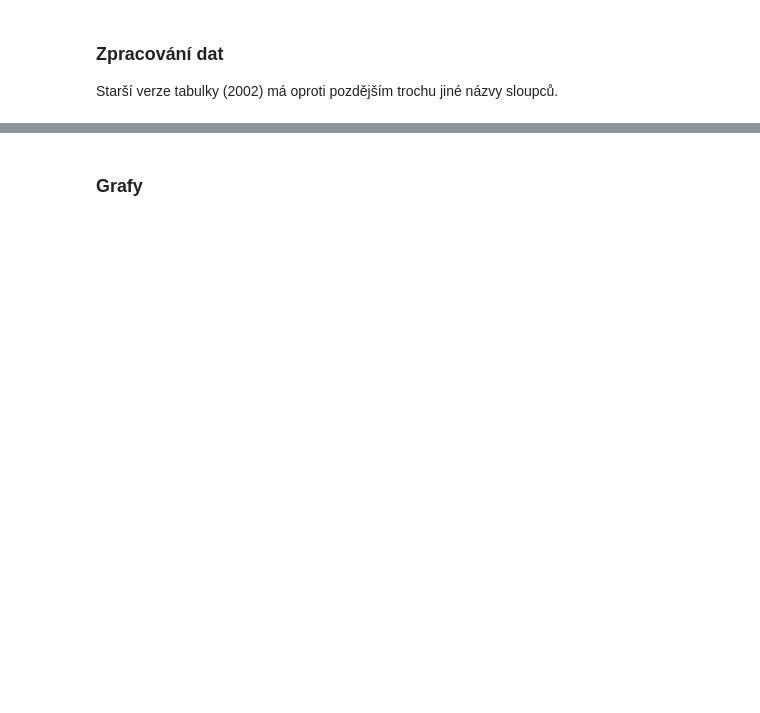
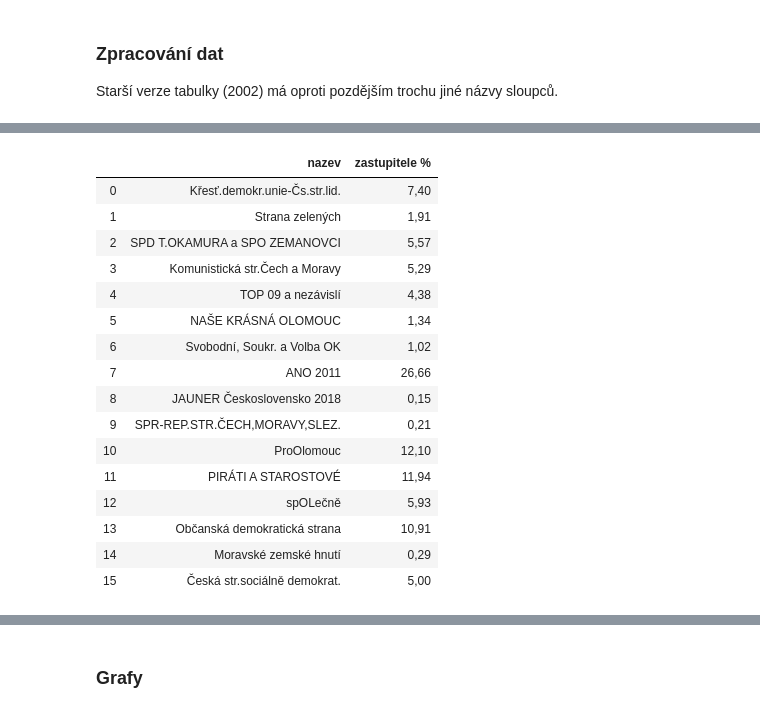
Before and after one commit to viluon/vzd-2019, a Jupyter notebook: 01/homework_01_B191.ipynb, the cells around one changed output, grey strips where cells are left out. Saved outputs shown, nothing was run; the diff lists cells and outputs as text; code cells hidden in the pictures; blank space fills up the shorter version.

```diff
--- a/01/homework_01_B191.ipynb
+++ b/01/homework_01_B191.ipynb
@@ -228,3 +248,23 @@ data.head()
 | 2 | 2.0 | 1 | Strana zelených a Šance pro Ol | 1 | 38 | SZ | SZ | 761 | 15.85 | ... |
 | 3 | 3.0 | 9 | Česká str.sociálně demokrat. | 5 | 25 | ČSSD | ČSSD | 953 | 10.98 | ... |
 | 4 | 3.0 | 1 | Občanská demokratická strana | 5 | 27 | ODS | ODS | 928 | 11.24 | ... |
+# %%
+display(parties2018[["nazev","zastupitele %"]])
+# %% [output]
+|  | nazev | zastupitele % |
+| 0 | Křesť.demokr.unie-Čs.str.lid. | 7,40 |
+| 1 | Strana zelených | 1,91 |
+| 2 | SPD T.OKAMURA a SPO ZEMANOVCI | 5,57 |
+| 3 | Komunistická str.Čech a Moravy | 5,29 |
+| 4 | TOP 09 a nezávislí | 4,38 |
+| 5 | NAŠE KRÁSNÁ OLOMOUC | 1,34 |
+| 6 | Svobodní, Soukr. a Volba OK | 1,02 |
+| 7 | ANO 2011 | 26,66 |
+| 8 | JAUNER Československo 2018 | 0,15 |
+| 9 | SPR-REP.STR.ČECH,MORAVY,SLEZ. | 0,21 |
+| 10 | ProOlomouc | 12,10 |
+| 11 | PIRÁTI A STAROSTOVÉ | 11,94 |
+| 12 | spOLečně | 5,93 |
+| 13 | Občanská demokratická strana | 10,91 |
+| 14 | Moravské zemské hnutí | 0,29 |
+| 15 | Česká str.sociálně demokrat. | 5,00 |
```
Also changed, not shown: parts of 11 cells of this notebook, 6 other files.
